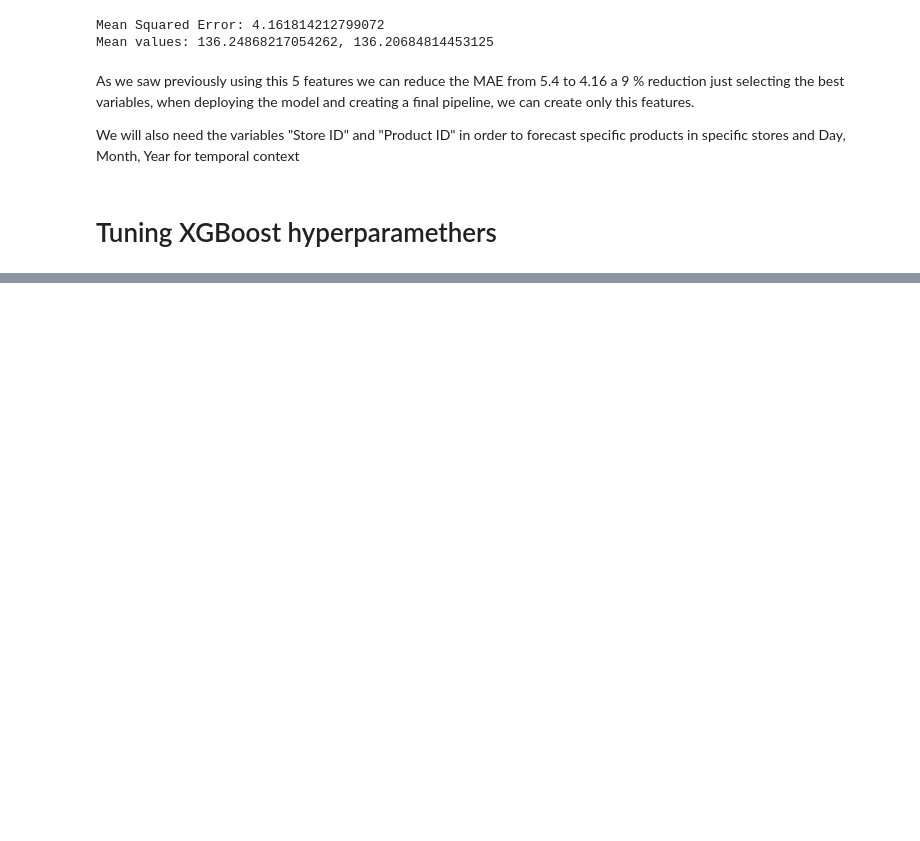
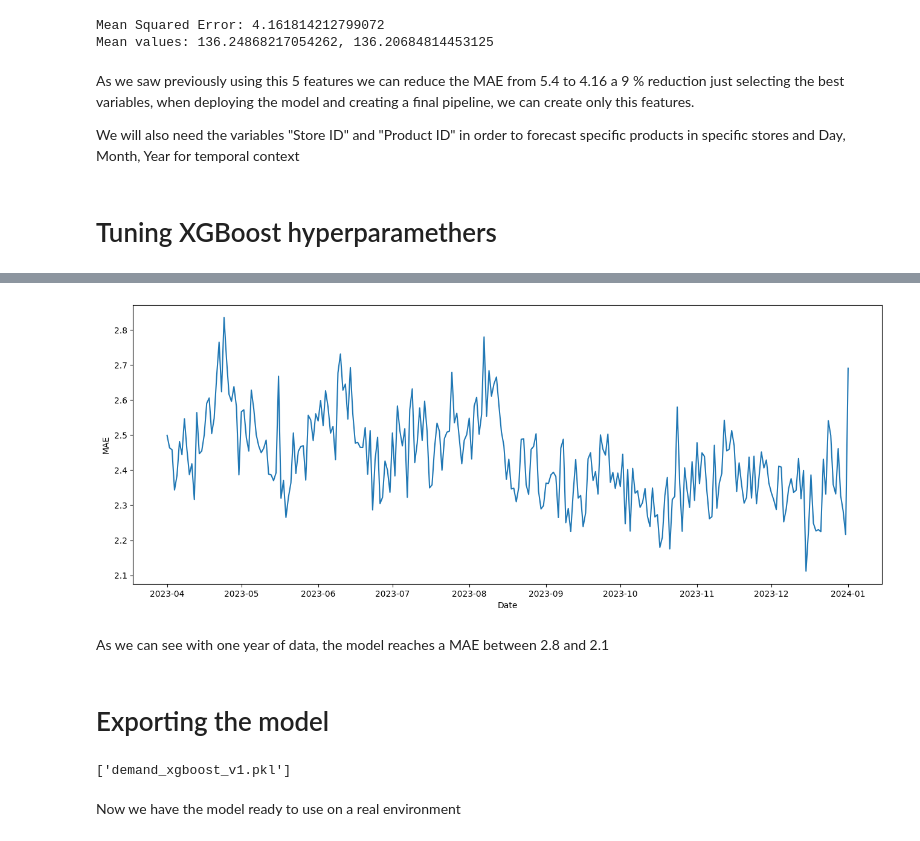
Before and after one commit to PercyDancourt/REME, a Jupyter notebook: notebooks/03_modeling.ipynb, the cells around one changed output, grey strips where cells are left out. Drawn from its saved outputs; the diff is of its cells as text; code cells hidden in the pictures; blank space fills up the shorter version.

```diff
--- a/notebooks/03_modeling.ipynb
+++ b/notebooks/03_modeling.ipynb
@@ -268,0 +336,62 @@ Test MAE: 2.78 | Mean y_test: 136.51 | Mean y_pred: 136.41
+# %%
+# list to store results
+backtest_results = []
+
+# Dates for backtesting, because we are using 30 days of lag, we will start from 2022-05-01
+backtest_dates = pd.date_range(start='2023-04-01', end='2024-01-01', freq='D') # Now we are giving the model one year of previous history
+
+# Backtesting loop
+for date in backtest_dates:
+    train_backtest = clean_data[clean_data['Date'] < date] # Training data up to the backtest date
+    test_backtest = clean_data[(clean_data['Date'] >= date) & (clean_data['Date'] < date + pd.DateOffset(days=7))] # Test data for the next 7 days (we will predict demand for the next week)
+
+    # Create X and y for training and testing
+    X_train_backtest = train_backtest[features]
+    y_train_backtest = train_backtest[target]
+
+    X_test_backtest = test_backtest[features]
+    y_test_backtest = test_backtest[target]
+
+    model = xgb.XGBRegressor(n_estimators=500, max_depth=7,
+                             learning_rate=0.1, colsample_bytree=1.0,
+                             subsample=1,
+                             random_state=42, n_jobs=-1) # Initialize the XGBoost model with the best parameters
+
+    model.fit(X_train_backtest, y_train_backtest) # Fit the model to the training backtest data
+    y_pred_backtest = model.predict(X_test_backtest) # Predict the target variable for the test backtest set
+
+    mae_backtest = mean_absolute_error(y_test_backtest, y_pred_backtest) # Calculate the mean absolute error of the predictions
+
+    backtest_results.append({
+        'Date': date,
+        'MAE': mae_backtest,
+        'Mean y_test': y_test_backtest.mean(),
+        'Mean y_pred': y_pred_backtest.mean()
+    }) # Append the results to the list
+
+# Create a DataFrame with the backtest results
+backtest_df = pd.DataFrame(backtest_results)
+# %%
+plt.figure(figsize=(16,6))
+sns.lineplot(data=backtest_df, x='Date', y='MAE')
+plt.show()
+# %% [output]
+[figure, added]
+# %% [markdown]
+As we can see with one year of data, the model reaches a MAE between 2.8 and 2.1
+# %% [markdown]
+# Exporting the model
+# %%
+# First we train the model with the complete dataset
+X, y = prep.pipeline(clean_data)
+model = xgb.XGBRFRegressor(n_estimators=500, max_depth=7,
+                             learning_rate=0.1, colsample_bytree=1.0,
+                             subsample=1,
+                             random_state=42, n_jobs=-1)
+
+model.fit(X, y)
+joblib.dump(model, 'demand_xgboost_v1.pkl')
+# %% [output]
+['demand_xgboost_v1.pkl']
+# %% [markdown]
+Now we have the model ready to use on a real environment
```
Also changed, not shown: parts of 11 cells of this notebook, 2 other files.
